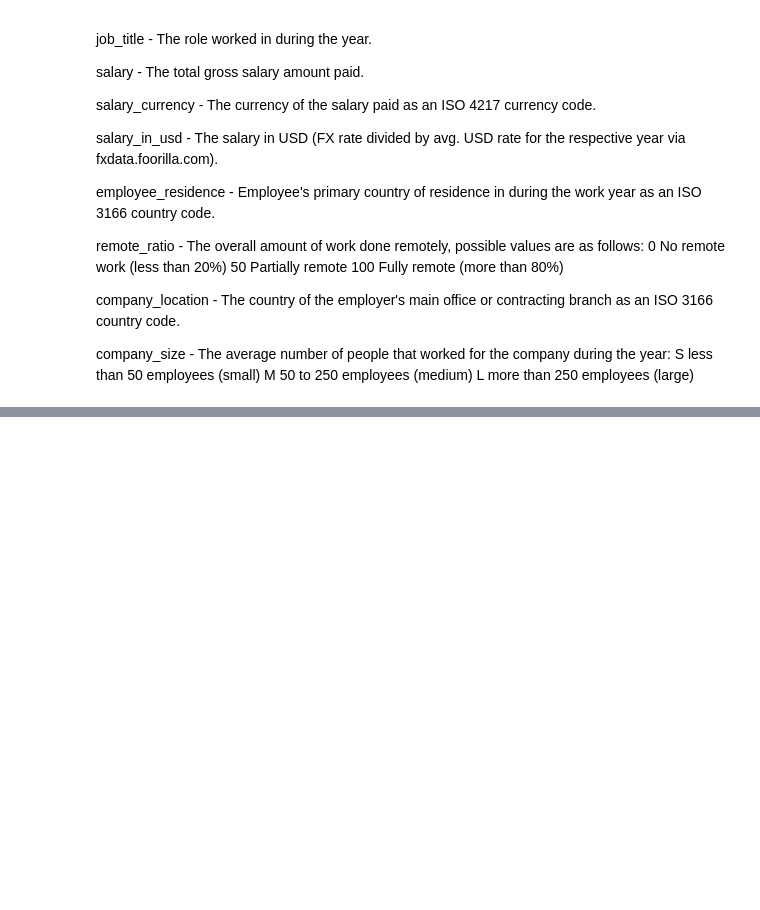
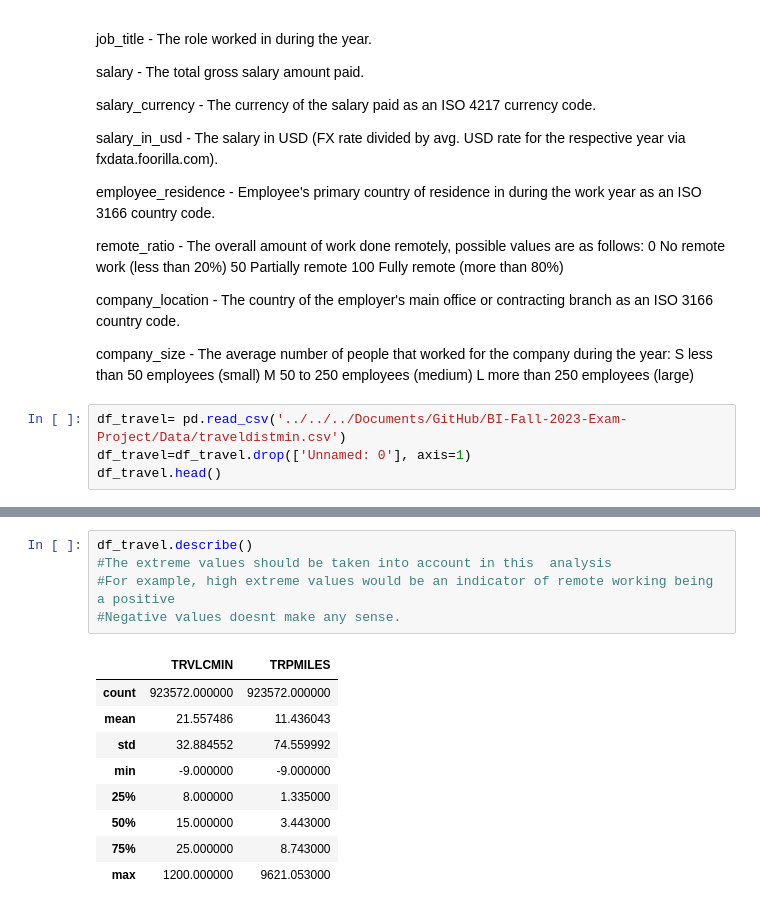
Before and after one commit to EmmsDK/BI-Fall-2023-Exam-Project, a Jupyter notebook: Business Intelligence Fall 2023 Exam Project copy.ipynb, the cells around one changed output, grey strips where cells are left out. Saved outputs shown, nothing was run; the diff lists cells and outputs as text; blank space fills up the shorter version.

Commit message:
swift clean of travel

```diff
--- a/Business Intelligence Fall 2023 Exam Project copy.ipynb
+++ b/Business Intelligence Fall 2023 Exam Project copy.ipynb
@@ -230,3 +172,7 @@ remote_ratio - The overall amount of work done remotely, possible values are as
 company_location - The country of the employer's main office or contracting branch as an ISO 3166 country code.
 
 company_size - The average number of people that worked for the company during the year: S less than 50 employees (small) M 50 to 250 employees (medium) L more than 250 employees (large)
+# %%
+df_travel= pd.read_csv('../../../Documents/GitHub/BI-Fall-2023-Exam-Project/Data/traveldistmin.csv')
+df_travel=df_travel.drop(['Unnamed: 0'], axis=1)
+df_travel.head()
@@ -232,0 +186,15 @@ company_size - The average number of people that worked for the company during t
+# %%
+df_travel.describe()
+#The extreme values should be taken into account in this  analysis
+#For example, high extreme values would be an indicator of remote working being a positive
+#Negative values doesnt make any sense.
+# %% [output]
+|  | TRVLCMIN | TRPMILES |
+| count | 923572.000000 | 923572.000000 |
+| mean | 21.557486 | 11.436043 |
+| std | 32.884552 | 74.559992 |
+| min | -9.000000 | -9.000000 |
+| 25% | 8.000000 | 1.335000 |
+| 50% | 15.000000 | 3.443000 |
+| 75% | 25.000000 | 8.743000 |
+| max | 1200.000000 | 9621.053000 |
```
Also changed, not shown: parts of 9 cells of this notebook.
